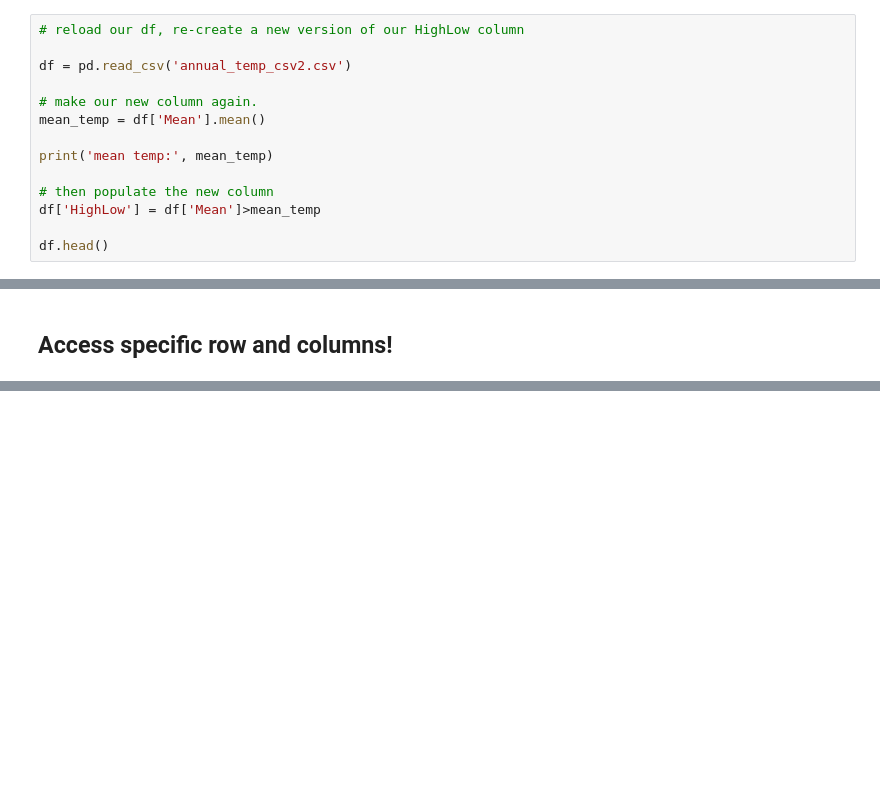
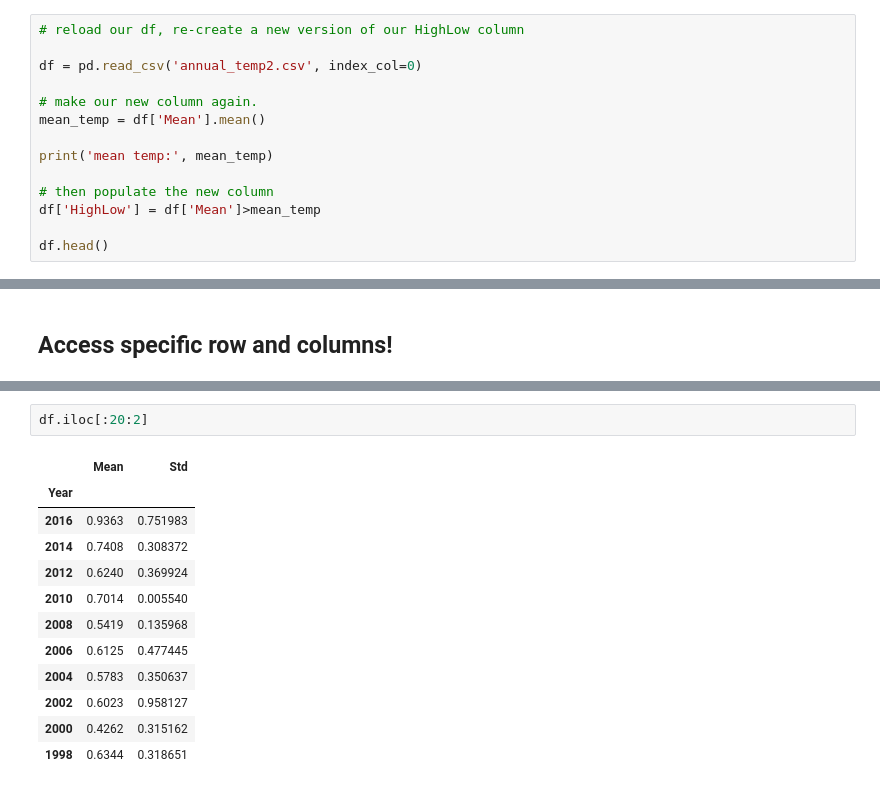
Before and after one commit to JohnSerences/CSS1_Winter2021, a Jupyter notebook: InClassCode/Week9/TutorialCode_03012021.ipynb, the cells around one changed output, grey strips where cells are left out. Saved outputs shown, nothing was run; the diff lists cells and outputs as text; blank space fills up the shorter version.

```diff
--- a/InClassCode/Week9/TutorialCode_03012021.ipynb
+++ b/InClassCode/Week9/TutorialCode_03012021.ipynb
@@ -210,7 +451,7 @@ df.head()
 # %%
 # reload our df, re-create a new version of our HighLow column
 
-df = pd.read_csv('annual_temp_csv2.csv')
+df = pd.read_csv('annual_temp2.csv', index_col=0)
 
 # make our new column again.
 mean_temp = df['Mean'].mean()
@@ -250,0 +552,15 @@ df2.head()
+# %%
+df.iloc[:20:2]
+# %% [output]
+|  | Mean | Std |
+| Year |  |  |
+| 2016 | 0.9363 | 0.751983 |
+| 2014 | 0.7408 | 0.308372 |
+| 2012 | 0.6240 | 0.369924 |
+| 2010 | 0.7014 | 0.005540 |
+| 2008 | 0.5419 | 0.135968 |
+| 2006 | 0.6125 | 0.477445 |
+| 2004 | 0.5783 | 0.350637 |
+| 2002 | 0.6023 | 0.958127 |
+| 2000 | 0.4262 | 0.315162 |
+| 1998 | 0.6344 | 0.318651 |
```
Also changed, not shown: parts of 59 cells of this notebook, 3 other files.
